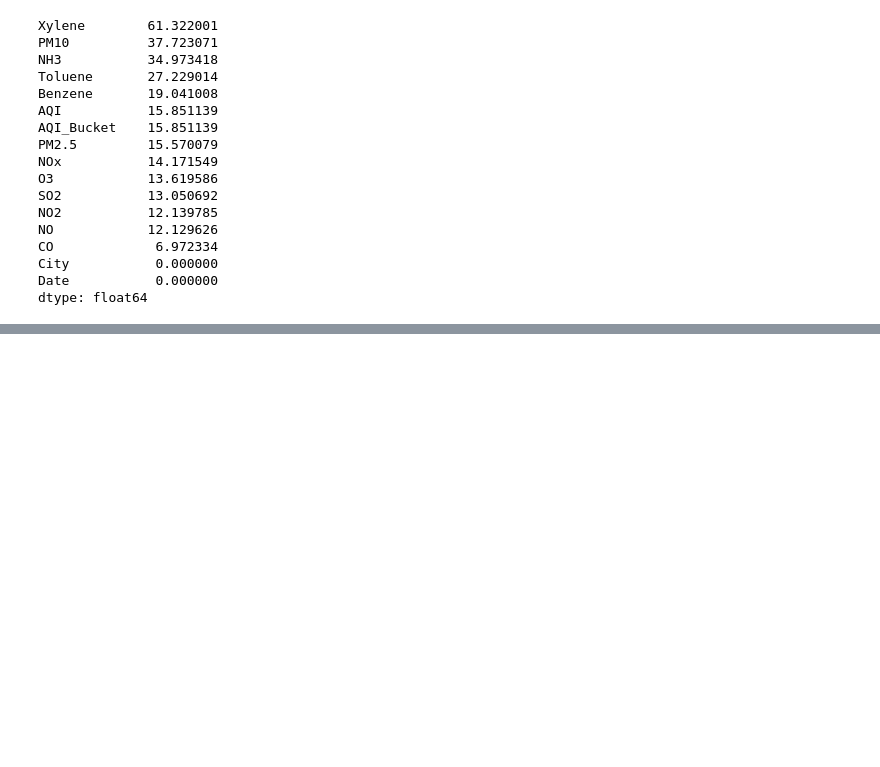
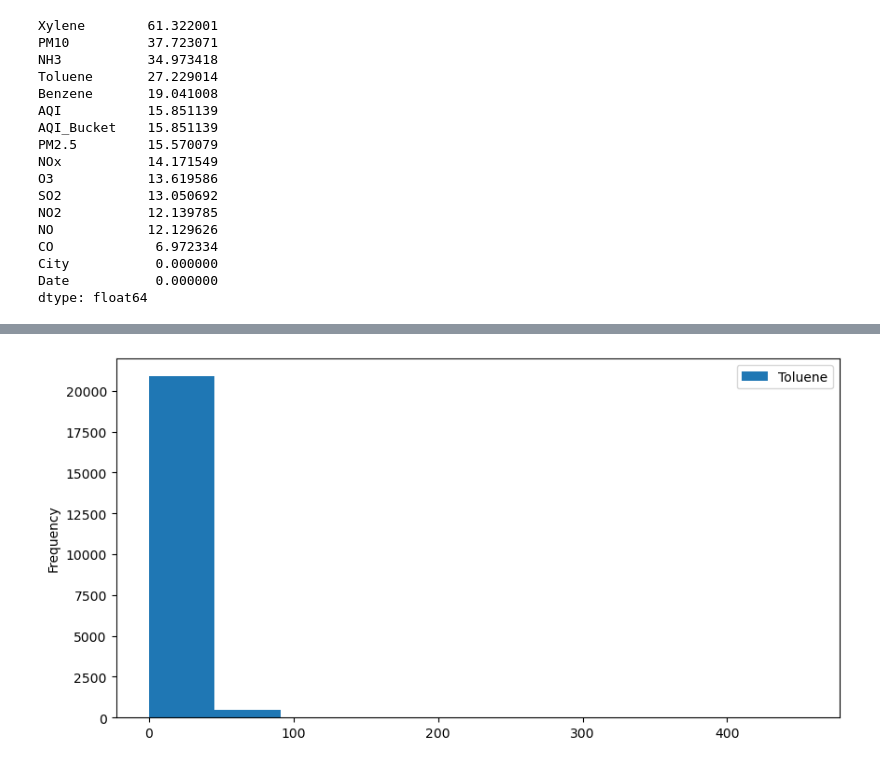
Before and after one commit to Deep18Borad/Air-Quality-Index-Prediction, a Jupyter notebook: aqi.ipynb, the cells around one changed output, grey strips where cells are left out. Drawn from its saved outputs; the diff is of its cells as text; code cells hidden in the pictures; blank space fills up the shorter version.

```diff
--- a/aqi.ipynb
+++ b/aqi.ipynb
@@ -130,0 +161,6 @@ dtype: float64
+# %%
+df['Toluene'].plot(kind = 'hist', figsize=(10,5))
+plt.legend()
+plt.show()
+# %% [output]
+[figure, added]
```
Also changed, not shown: parts of 36 cells of this notebook.
